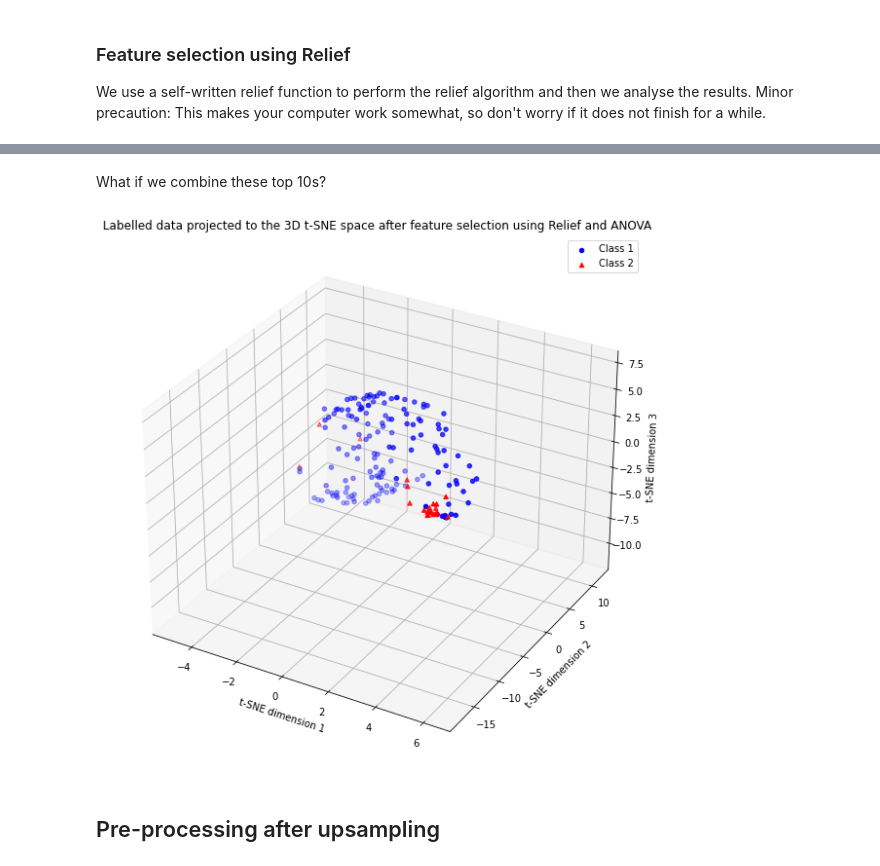
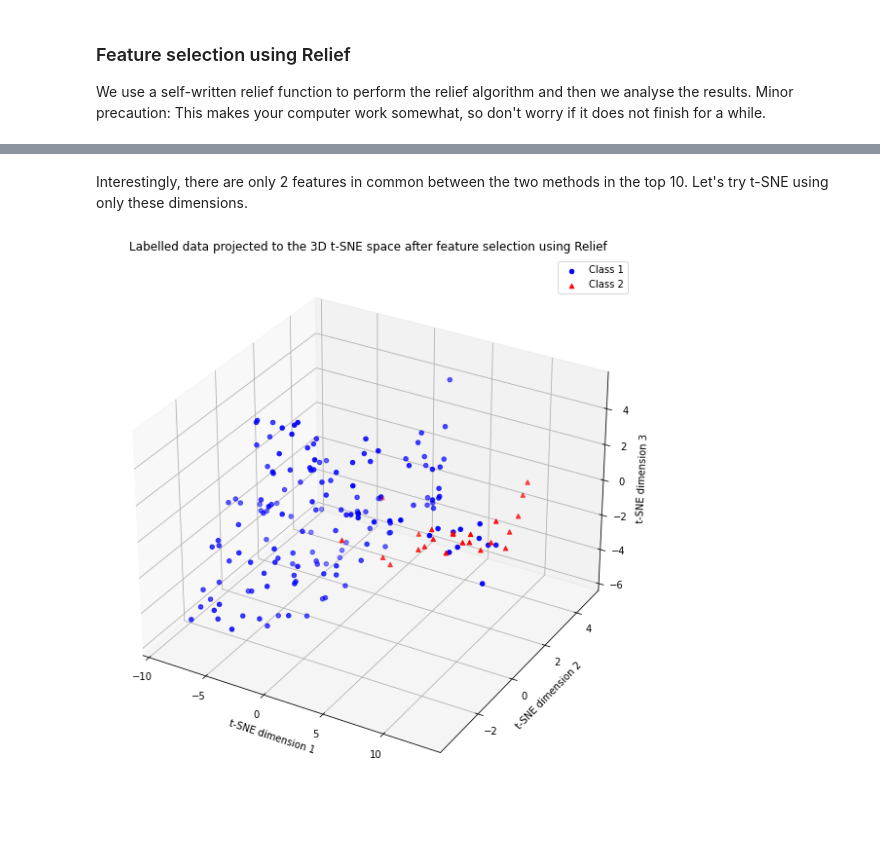
Before and after one commit to mariuscaptari/data-science-coursework, a Jupyter notebook: 3a/3a2/Exploratory_analysis_3a.ipynb, the cells around one changed output, grey strips where cells are left out. Saved outputs shown, nothing was run; the diff lists cells and outputs as text; code cells hidden in the pictures; blank space fills up the shorter version.

Commit message:
Finished exploratory analysis

```diff
--- a/3a/3a2/Exploratory_analysis_3a.ipynb
+++ b/3a/3a2/Exploratory_analysis_3a.ipynb
@@ -25,8 +26,8 @@ labels = pd.read_csv("./data/raw_data/labels.csv", header=None)
 # %% [markdown]
 We extract the indices of the two present classes for later
 # %%
-indices_class_1 = labels.index[labels[0] == 1]
-indices_class_2 = labels.index[labels[0] == 2]
+orig_indices_class_1 = labels.index[labels[0] == 1]
+orig_indices_class_2 = labels.index[labels[0] == 2]
 # %% [markdown]
 Let's take a look at the ranges of the various features to see if they are comparable (relevant for kNN)
 # %%
@@ -105,8 +106,8 @@ plt.rcParams['figure.figsize'] = [14, 10]
 fig = plt.figure()
 ax = fig.add_subplot(projection="3d")
 
-points_class_1 = data_pca3.iloc[indices_class_1]
-points_class_2 = data_pca3.iloc[indices_class_2]
+points_class_1 = data_pca3.iloc[orig_indices_class_1]
+points_class_2 = data_pca3.iloc[orig_indices_class_2]
 
 ax.scatter(points_class_1[0], points_class_1[1], points_class_1[2], color='b', marker='o', label="Class 1")
 ax.scatter(points_class_2[0], points_class_2[1], points_class_2[2], color='r', marker='^', label="Class 2")
@@ -215,17 +225,15 @@ plt.show()
 # %% [markdown]
 # T-SNE
 # %%
-# We define a function as we do t-SNE a lot later on. It depends on variables that are global in this
-# document. Not good practice, but I suppose fine for an exploratory document.
-
-def plot_tsne3d(data: pd.DataFrame, title: str):
+def plot_tsne3d(data: pd.DataFrame, indices_class_1, indices_class_2, title: str):
     plt.rcParams['figure.figsize'] = [14, 10]
 
     fig = plt.figure()
     ax = fig.add_subplot(projection="3d")
 
-    points_class_1 = tsne.iloc[indices_class_1]
-    points_class_2 = tsne.iloc[indices_class_2]
+    points_class_1 = data.iloc[indices_class_1]
+    points_class_2 = data.iloc[indices_class_2]
+
     ax.scatter(points_class_1[0], points_class_1[1], points_class_1[2], color='b', marker='o', label="Class 1")
     ax.scatter(points_class_2[0], points_class_2[1], points_class_2[2], color='r', marker='^', label="Class 2")
 
@@ -237,7 +245,7 @@ def plot_tsne3d(data: pd.DataFrame, title: str):
     plt.show()
 
 tsne = pd.DataFrame(TSNE(n_components=3, learning_rate='auto', init='random').fit_transform(df))
-plot_tsne3d(tsne, "Labelled data projected to the 3D t-SNE space")
+plot_tsne3d(tsne, orig_indices_class_1, orig_indices_class_2, "Labelled data projected to the 3D t-SNE space")
 # %% [output]
 [figure]
 # %% [markdown]
@@ -322,12 +321,9 @@ plot_tsne3d(tsne, "Labelled data projected to the 3D t-SNE space after feature s
-# %% [markdown]
-What if we combine these top 10s?
-# %%
-indices = list(set(sorted_feature_weight_indices[:10]).union(set(sorted_feature_indices[:10])))
-df2 = df.iloc[:,indices]
-
-tsne = pd.DataFrame(TSNE(n_components=3, learning_rate='auto', init='random').fit_transform(df2))
-plot_tsne3d(tsne, "Labelled data projected to the 3D t-SNE space after feature selection using Relief and ANOVA")
-# %% [output]
-[figure, removed]
-# %% [markdown]
-## Pre-processing after upsampling
+# %% [markdown]
+Interestingly, there are only 2 features in common between the two methods in the top 10. Let's try t-SNE using only these dimensions.
+# %%
+df2 = df.iloc[:,list(sorted_feature_weight_indices[:10])]
+
+tsne = pd.DataFrame(TSNE(n_components=3, learning_rate='auto', init='random').fit_transform(df2))
+plot_tsne3d(tsne, orig_indices_class_1, orig_indices_class_2, "Labelled data projected to the 3D t-SNE space after feature selection using Relief")
+# %% [output]
+[figure, added]
```
Also changed, not shown: parts of 33 cells of this notebook, 1 other file.
